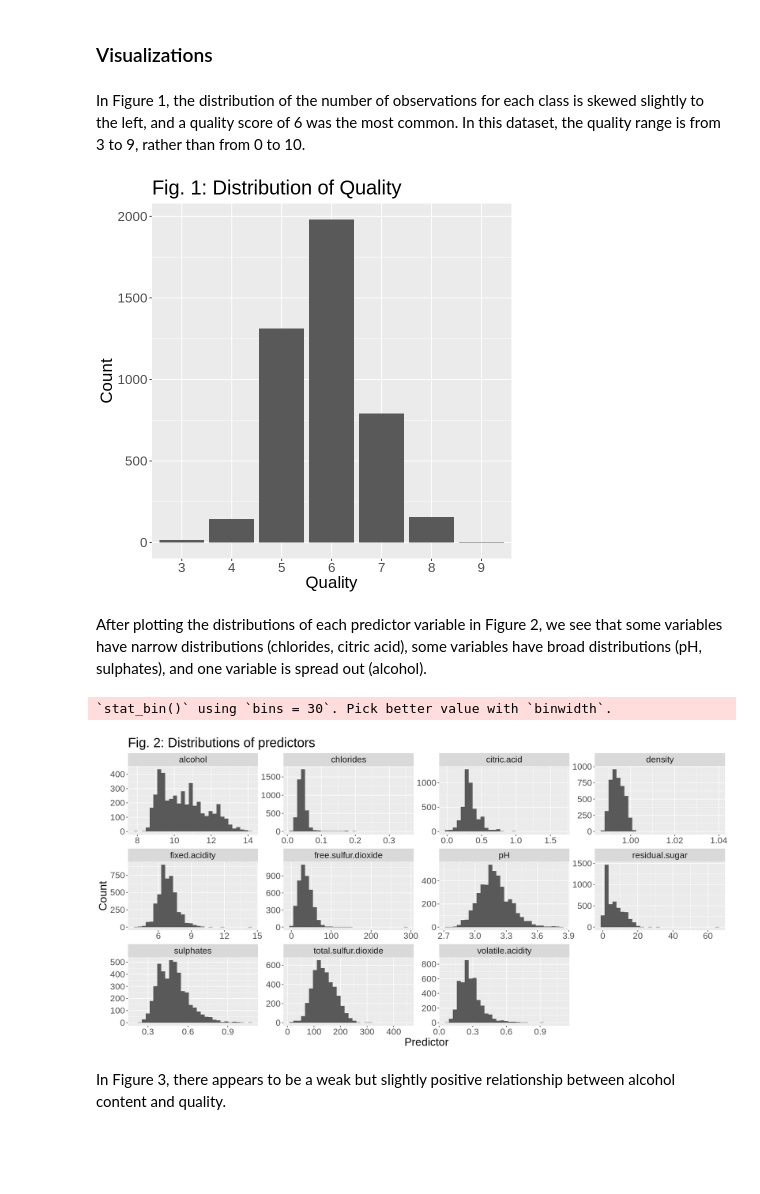
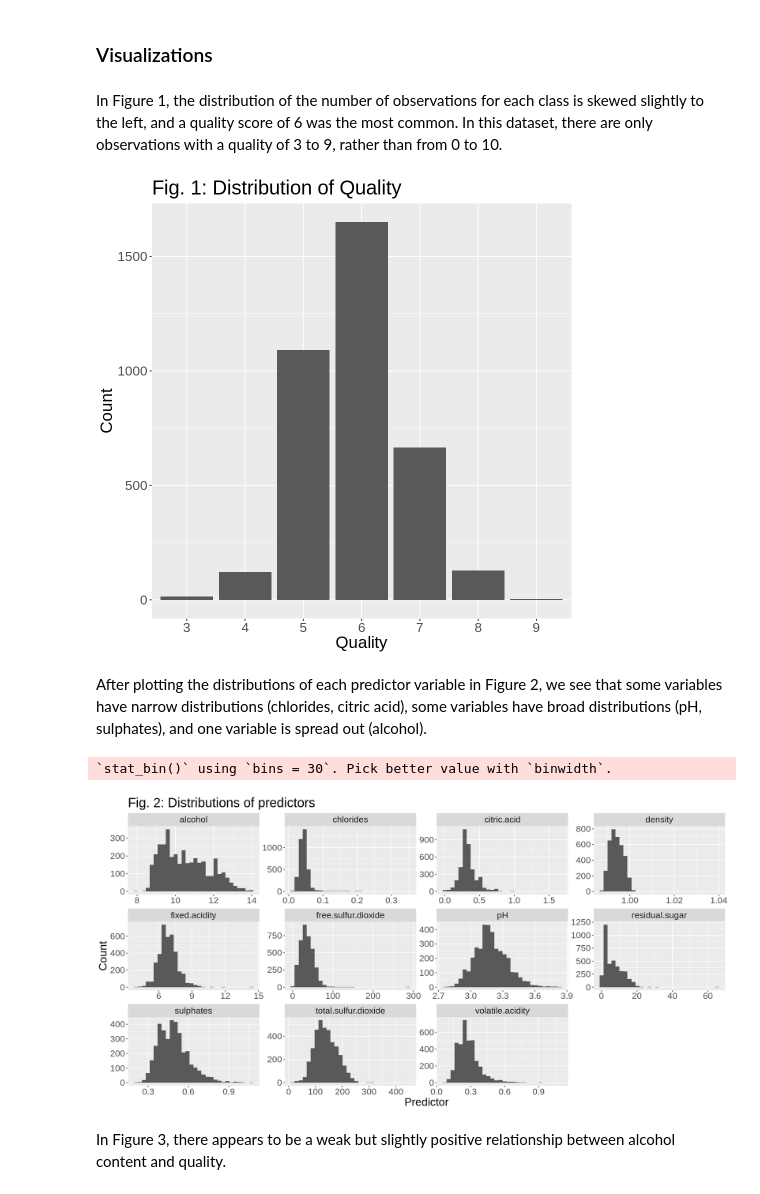
Before and after one commit to pradhyumnan8/DSCI-100-Wine-Quality-Predictor-Project, a Jupyter notebook: group_project_report.ipynb, the cells around one changed output. Drawn from its saved outputs; the diff is of its cells as text; code cells hidden in the pictures; blank space fills up the shorter version.

```diff
--- a/group_project_report.ipynb
+++ b/group_project_report.ipynb
@@ -55,7 +59,7 @@ After loading libraries, we can load, clean, and tidy the dataset. We can read t
 # %%
 wine_data <- read_delim("https://archive.ics.uci.edu/ml/machine-learning-databases/wine-quality/winequality-white.csv",
                         delim = ";", show_col_types = FALSE) |>
-    mutate(quality = as.factor(quality))
+    mutate(quality = as_factor(quality))
 
 colnames(wine_data) <- make.names(colnames(wine_data))
 
@@ -89,7 +93,7 @@
 # %%
 set.seed(1234) # setting seed for reproducibility
 
-wine_split <- initial_split(wine_data, prop = 0.90, strata = quality)
+wine_split <- initial_split(wine_data, prop = 0.75, strata = quality)
 wine_train <- training(wine_split)
 wine_test <- testing(wine_split)
 # %% [markdown]
@@ -142,18 +146,20 @@ A tibble: 11 × 5
 # %% [markdown]
 ### Visualizations
 # %% [markdown]
-In Figure 1, the distribution of the number of observations for each class is skewed slightly to the left, and a quality score of 6 was the most common. In this dataset, the quality range is from 3 to 9, rather than from 0 to 10.
+In Figure 1, the distribution of the number of observations for each class is skewed slightly to the left, and a quality score of 6 was the most common. In this dataset, there are only observations with a quality of 3 to 9, rather than from 0 to 10.
 # %%
+options(repr.plot.width = 8, repr.plot.height = 8)
+
 observation_plot <- wine_train |>
     ggplot(aes(x = quality)) +
     geom_bar() +
     theme(text = element_text(size = 20)) +
     ggtitle("Fig. 1: Distribution of Quality") +
     labs(x = "Quality", y = "Count")
 
 observation_plot
 # %% [output]
-[figure, old version]
+[figure, new version]
 # %% [markdown]
 After plotting the distributions of each predictor variable in Figure 2, we see that some variables have narrow distributions (chlorides, citric acid), some variables have broad distributions (pH, sulphates), and one variable is spread out (alcohol).
 # %%
@@ -172,7 +178,7 @@ pred_dist_plot <- wine_train |>
 pred_dist_plot
 # %% [output]
 `stat_bin()` using `bins = 30`. Pick better value with `binwidth`.
-[figure, old version]
+[figure, new version]
 # %% [markdown]
 In Figure 3, there appears to be a weak but slightly positive relationship between alcohol content and quality.
 # %%
```
Also changed, not shown: parts of 17 cells of this notebook.
